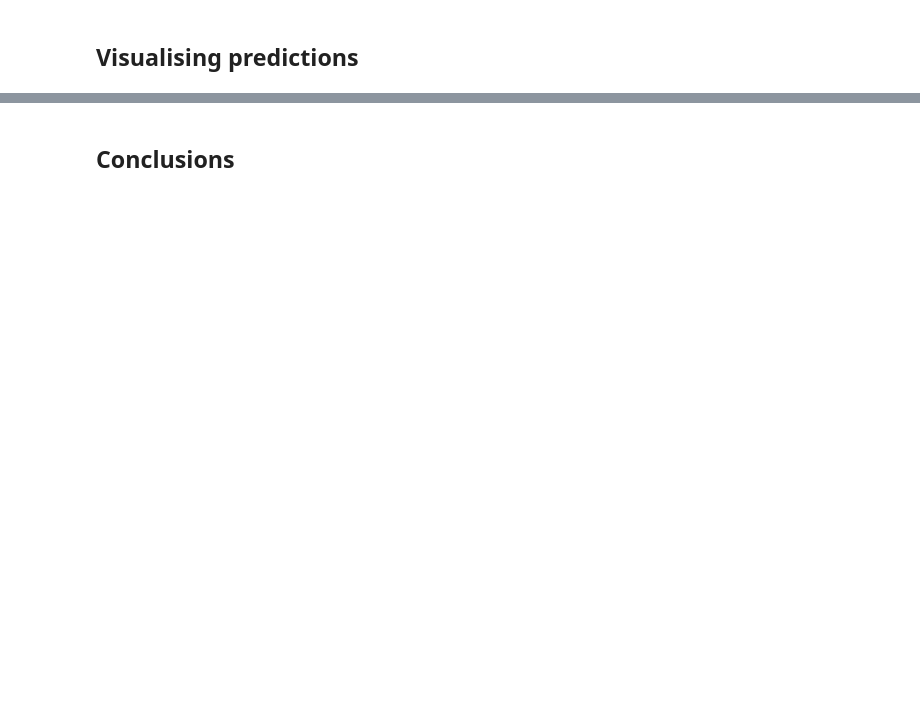
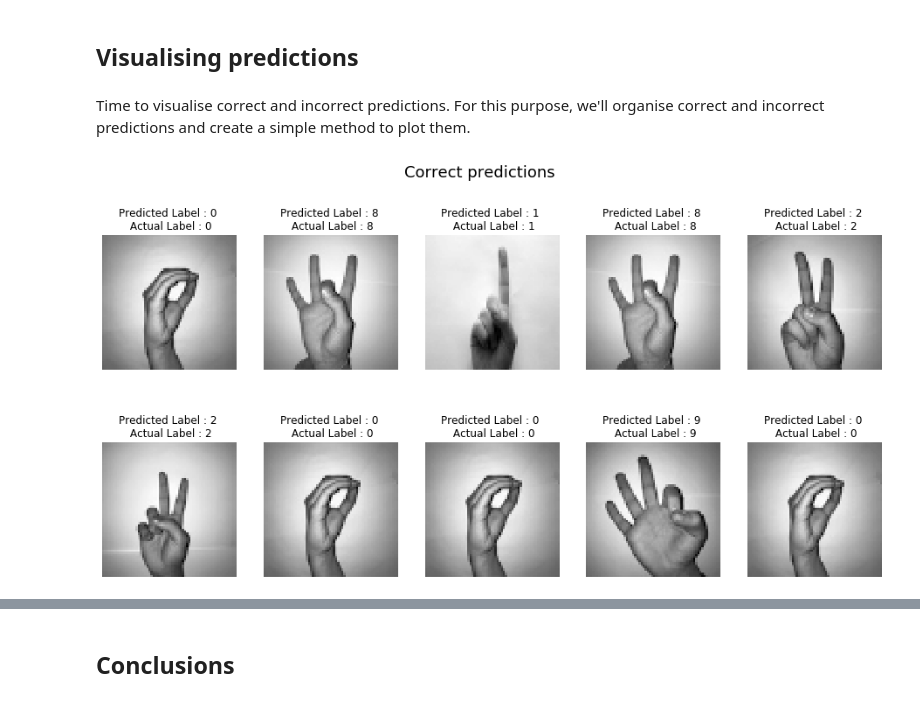
Before and after one commit to wozniakmikolaj/sign-language-digits, a Jupyter notebook: cnn-digit-classifier.ipynb, the cells around one changed output, grey strips where cells are left out. Drawn from its saved outputs; the diff is of its cells as text; code cells hidden in the pictures; blank space fills up the shorter version.

```diff
--- a/cnn-digit-classifier.ipynb
+++ b/cnn-digit-classifier.ipynb
@@ -462,2 +335,27 @@ Text(0.5, 51.0, 'Predicted labels')
 # %% [markdown]
 ## Visualising predictions
+# %% [markdown]
+Time to visualise correct and incorrect predictions. For this purpose, we'll organise correct and incorrect predictions and create a simple method to plot them.
+# %%
+correct = []
+incorrect = []
+
+for i in range(len(y_test)):
+    if(predicted_labels[i] == test_labels[i]):
+        correct.append(i)
+    elif(predicted_labels[i] != test_labels[i]):
+        incorrect.append(i)
+# %%
+def plot_predictions(pred_list, pred_string):
+    fig, axes = plt.subplots(2, 5, figsize = (16,8))
+    plt.suptitle(f"{pred_string} predictions", fontsize=18)
+    for row in axes:
+        for axis in row:
+            index = np.random.randint(rand_seed)
+            axis.imshow(x_test[pred_list[index]].reshape(64,64), cmap='binary')
+            axis.set_title(f"Predicted Label : {predicted_labels[pred_list[index]]} \n Actual Label : {test_labels[pred_list[index]]}")
+            axis.set_axis_off()
+# %%
+plot_predictions(correct, "Correct")
+# %% [output]
+[figure, added]
```
Also changed, not shown: parts of 39 cells of this notebook.
